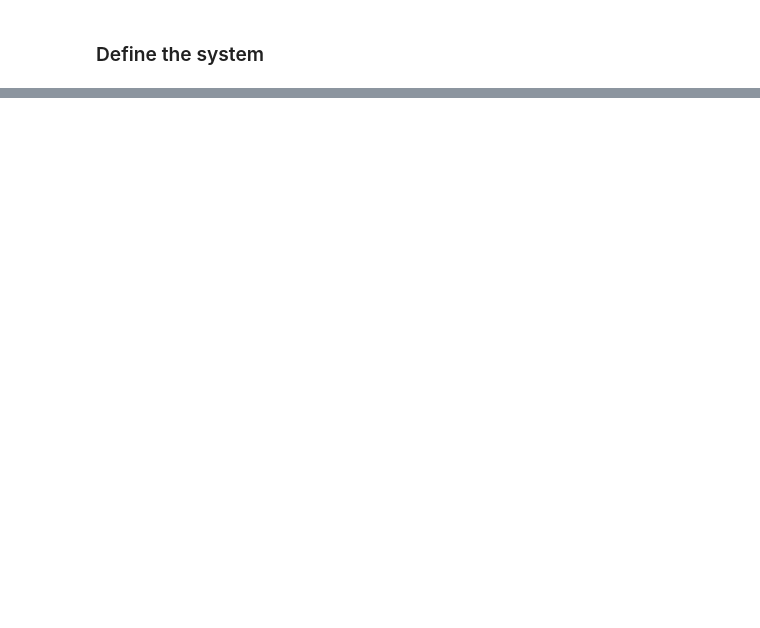
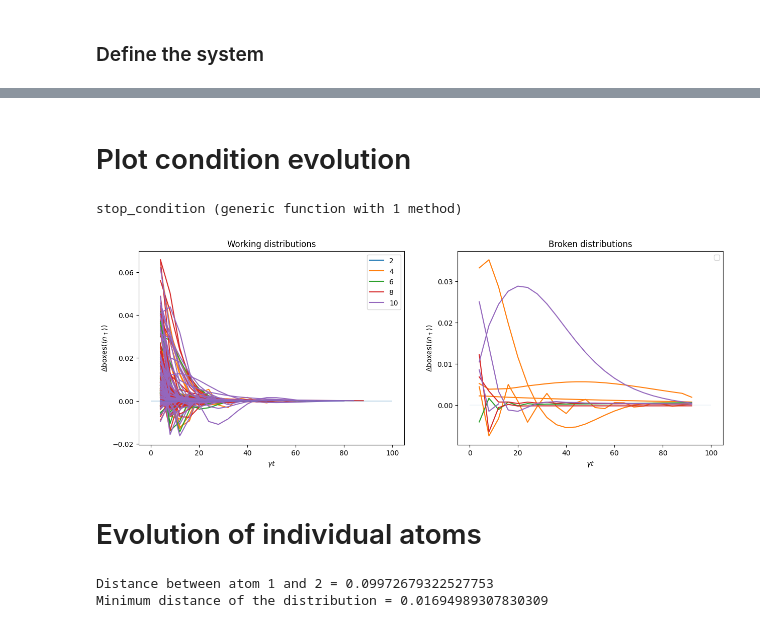
Before and after one commit to DolbeaultRemy/SR_droplets, a Jupyter notebook: QuantumCumulants/Model13/Plot_results.ipynb, the cells around one changed output, grey strips where cells are left out. Cells and saved outputs as stored; diff of their text form; code cells hidden in the pictures; blank space fills up the shorter version.

```diff
--- a/QuantumCumulants/Model13/Plot_results.ipynb
+++ b/QuantumCumulants/Model13/Plot_results.ipynb
@@ -46,0 +125,64 @@ pygui(false); gcf();
+# %% [markdown]
+# Plot condition evolution
+# %%
+function stop_condition(popup, T)
+    popup_smooth = runmean_window_t(popup, T, window_t)
+    boxes = boxmean_window_t(popup_smooth, T[T .> window_var], window_var)
+    Delta_boxes = boxes[2:end] - boxes[1:end-1]
+    T_boxes = [i*window_var for i in 1:length(Delta_boxes)]
+    return Delta_boxes, T_boxes
+end
+# %% [output]
+stop_condition (generic function with 1 method)
+# %%
+close("all")
+fig, axes = subplots(1, 2, figsize=(15, 5))
+max_t = 0
+
+for i in 1:length(popup_t_N)
+    line = []
+    for j in 1:length(popup_t_N[i])
+        if j ∉ nbr_error_t_N[i]
+            Delta_boxes, T_boxes = stop_condition(popup_t_N[i][j], list_t_N[i][j])
+
+            if line == []
+                line, = axes[1].plot(T_boxes,Delta_boxes, label=N_list[i])
+            else
+                axes[1].plot(T_boxes, Delta_boxes, color=line.get_color())
+            end
+            if T_boxes[end] > max_t
+                max_t = T_boxes[end]
+            end
+        else
+            if list_t_N[i][j][end] > 2*window_var
+                Delta_boxes, T_boxes = stop_condition(popup_t_N[i][j], list_t_N[i][j])
+                if line == []
+                    line, = axes[2].plot(T_boxes,Delta_boxes, label=N_list[i])
+                else
+                    axes[2].plot(T_boxes, Delta_boxes, color=line.get_color())
+                end
+            end
+        end
+    end
+end
+
+axes[1].hlines(threshold_box, 0, maximum([maximum([T[end] for T in list_t]) for list_t in list_t_N]), linewidth=0.2), axes[1].hlines(-threshold_box, 0, maximum([maximum([T[end] for T in list_t]) for list_t in list_t_N]), linewidth=0.2)
+axes[2].hlines(threshold_box, 0, maximum([maximum([T[end] for T in list_t]) for list_t in list_t_N]), linewidth=0.1)#, axes[2, 2].hlines(-threshold_box_deriv, 0, t_end, linewidth=0.1)
+
+
+axes[1].set_xlabel(L"$\gamma t$")
+axes[1].set_ylabel(L"$\Delta $boxes($\langle  n_{\uparrow} \rangle $)")
+axes[1].legend()
+axes[1].title.set_text("Working distributions")
+
+axes[2].set_xlabel(L"$\gamma t$")
+axes[2].set_ylabel(L"$\Delta $boxes($\langle  n_{\uparrow} \rangle $)")
+axes[2].legend()
+axes[2].title.set_text("Broken distributions")
+
+pygui(false); gcf();
+# pygui(true); show()
+# %% [output]
+[figure, added]
+# %% [markdown]
+# Evolution of individual atoms
@@ -46,0 +214,9 @@ pygui(false); gcf();
+# %%
+# Distance of the oscillating distributions
+@load "r0/r0_N_$(N)_r_$j.jdl2" r0 L
+a, b = 1, 2
+println("Distance between atom $a and $b = $(norm(r0[a]-r0[b]))")
+println("Minimum distance of the distribution = $(min_r0(r0))")
+# %% [output]
+Distance between atom 1 and 2 = 0.09972679322527753
+Minimum distance of the distribution = 0.01694989307830309
```
Also changed, not shown: parts of 13 cells of this notebook, 55 other files.
